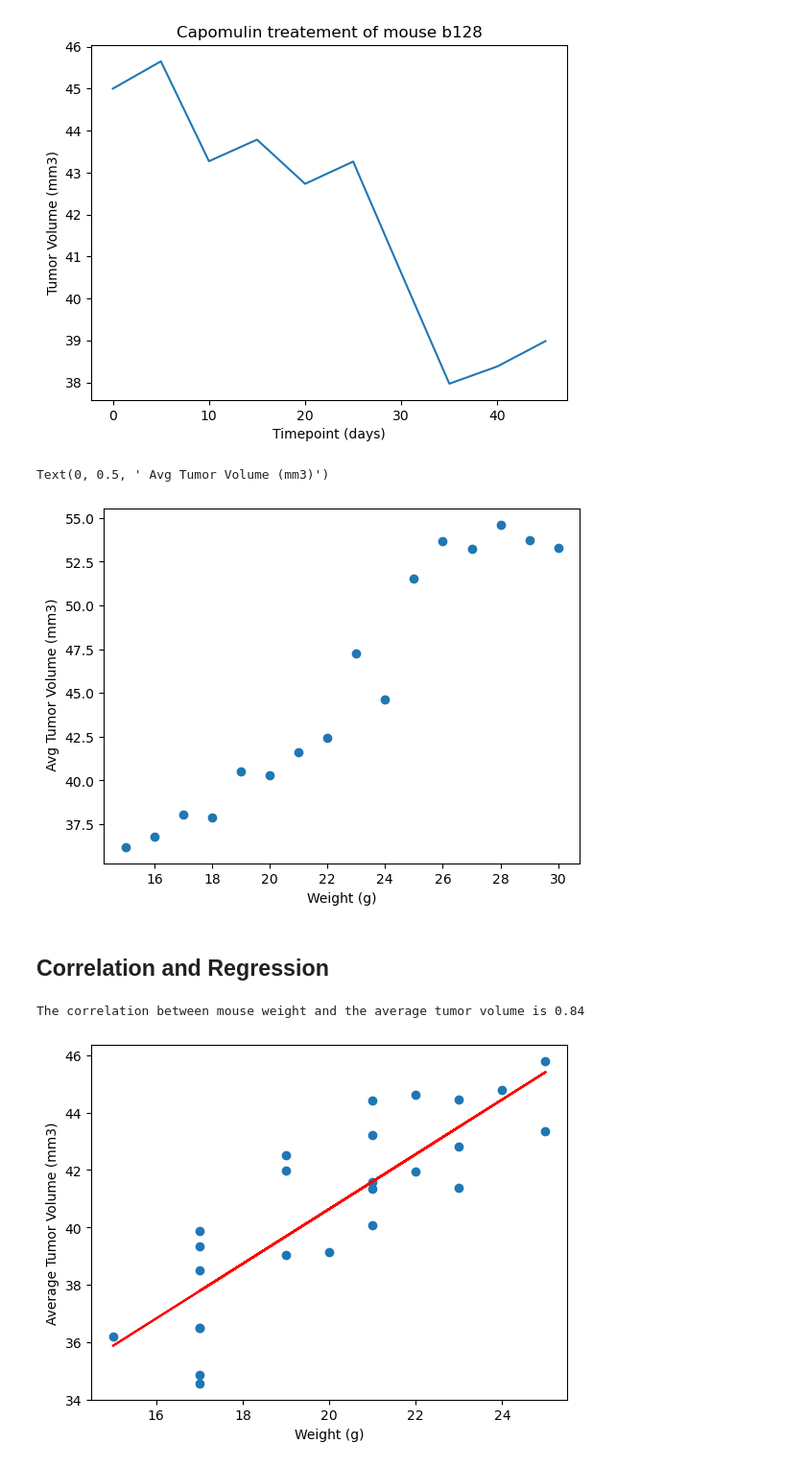
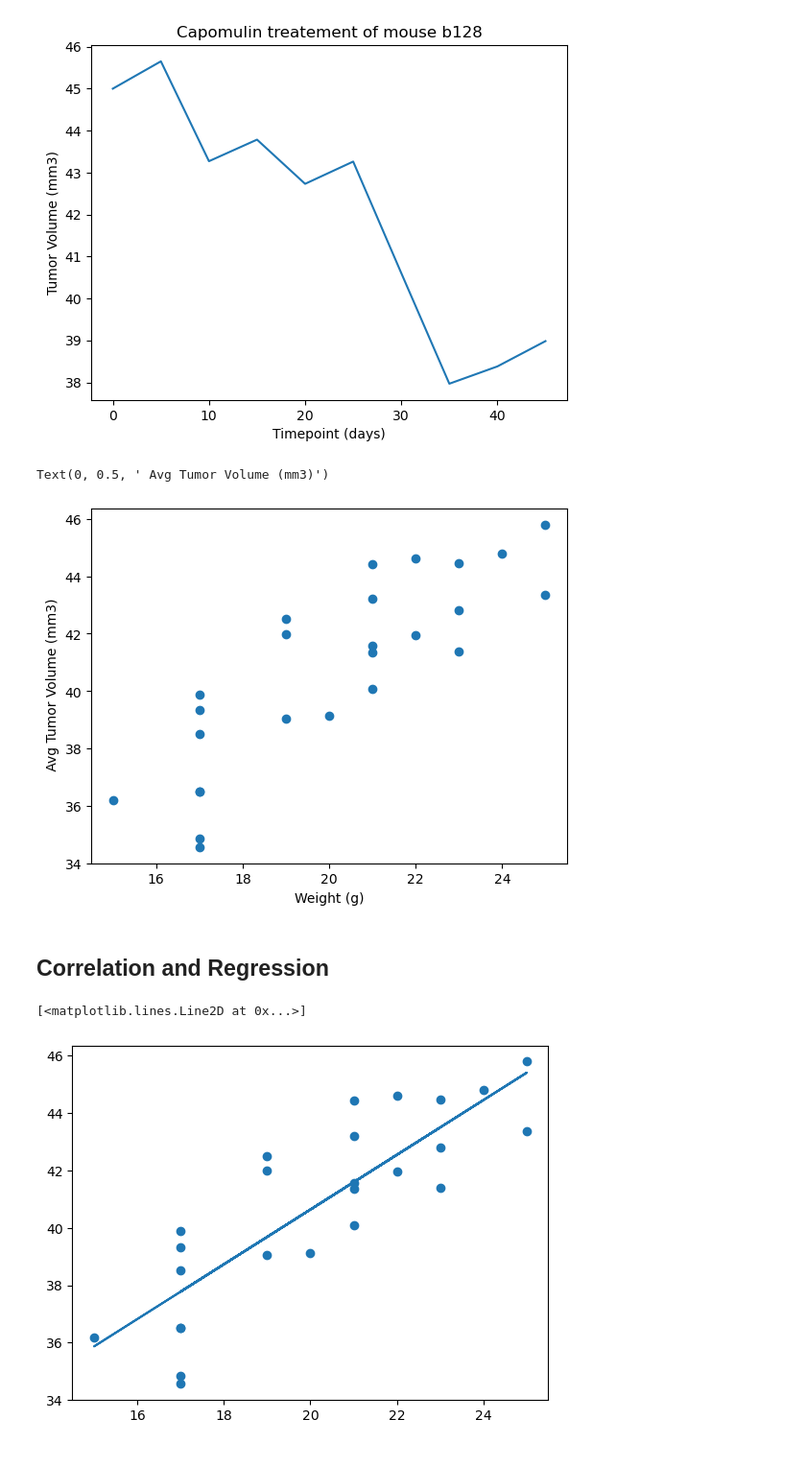
Before and after one commit to cindyd97/Comparing_Pharma_Drug_Performance, a Jupyter notebook: homework material/pymaceuticals_starter.ipynb, the cells around one changed output. Shown at 96% size. Cells and saved outputs as stored; diff of their text form; code cells hidden in the pictures.

```diff
--- a/homework material/pymaceuticals_starter.ipynb
+++ b/homework material/pymaceuticals_starter.ipynb
@@ -22,8 +22,10 @@ mouse_metadata = pd.read_csv(mouse_metadata_path)
 study_results = pd.read_csv(study_results_path)
 
 # Combine the data into a single DataFrame
-mouse_study = pd.merge(study_results,mouse_metadata, on='Mouse ID')
+mouse_study = pd.merge(mouse_metadata,study_results, on='Mouse ID')
 
 # Display the data table for preview
 mouse_study.head()
+#Read the mouse data
+mouse_metadata.head()
 # %% [output]
@@ -261,20 +346,28 @@ Text(0, 0.5, 'Tumor Volume (mm3)')
 [figure]
 # %%
 # Generate a scatter plot of mouse weight vs. the average observed tumor volume for the entire Capomulin regimen
-capomulin2 = clean_data[clean_data['Drug Regimen'] == 'Capomulin']
 
-avg = clean_data.groupby('Weight (g)')['Tumor Volume (mm3)'].mean().reset_index()
+
+avg = capomulin_df.groupby(['Mouse ID']).mean(numeric_only=True)
+#['Tumor Volume (mm3)'].mean().reset_index())
 plt.scatter(avg['Weight (g)'],avg['Tumor Volume (mm3)'])
 plt.xlabel('Weight (g)')
 plt.ylabel(' Avg Tumor Volume (mm3)')
 # %% [output]
 Text(0, 0.5, ' Avg Tumor Volume (mm3)')
-[figure, old version]
+[figure, new version]
 # %% [markdown]
 ## Correlation and Regression
 # %%
 # Calculate the correlation coefficient and a linear regression model
 # for mouse weight and average observed tumor volume for the entire Capomulin regimen
+from scipy.stats import linregress
+(slope, intercept,rvalue,pvalue,stderr) = linregress(avg['Weight (g)'],avg['Tumor Volume (mm3)'])
+
+regress_values = avg['Weight (g)'] * slope + intercept
+
+plt.scatter(avg['Weight (g)'],avg['Tumor Volume (mm3)'])
+plt.plot(avg['Weight (g)'],regress_values)
 # %% [output]
-The correlation between mouse weight and the average tumor volume is 0.84
+[<matplotlib.lines.Line2D at 0x...>]
-[figure, old version]
+[figure, new version]
```
Also changed, not shown: parts of 10 cells of this notebook.
